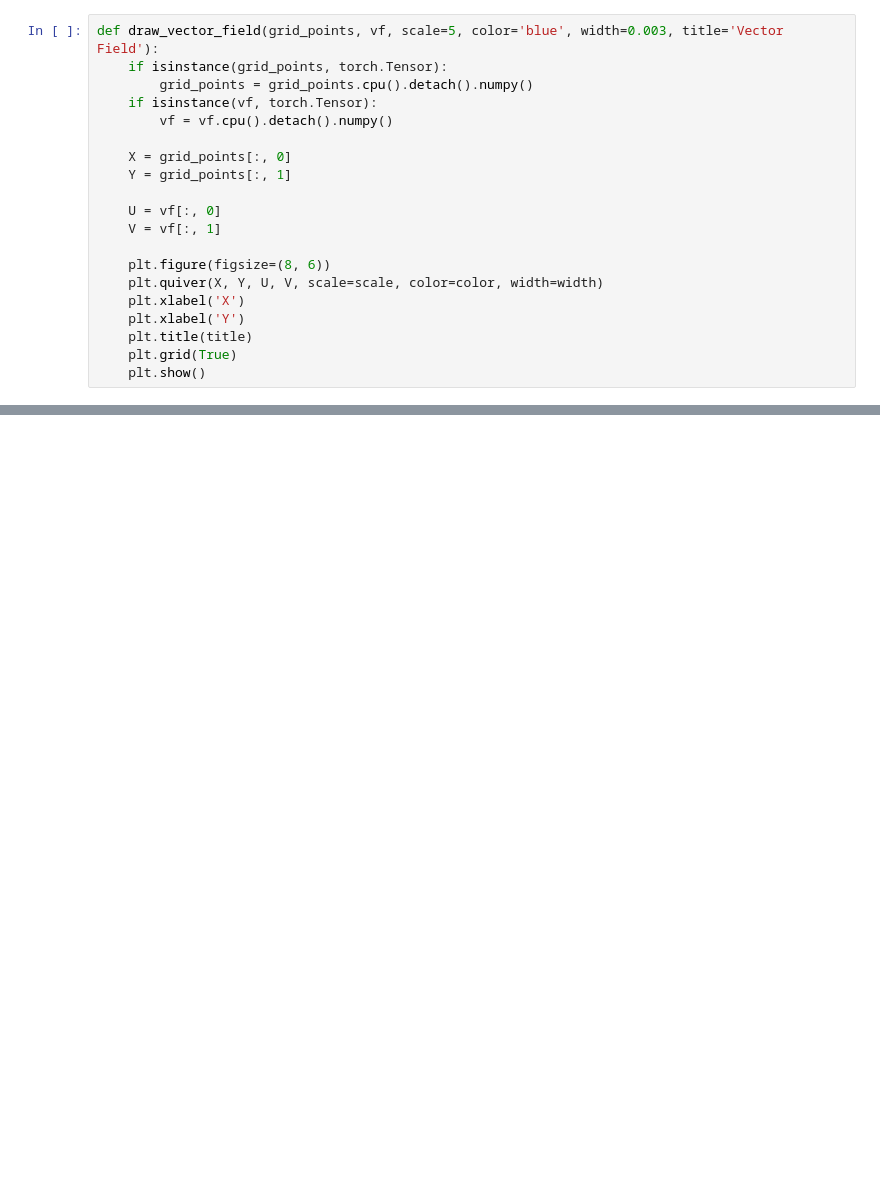
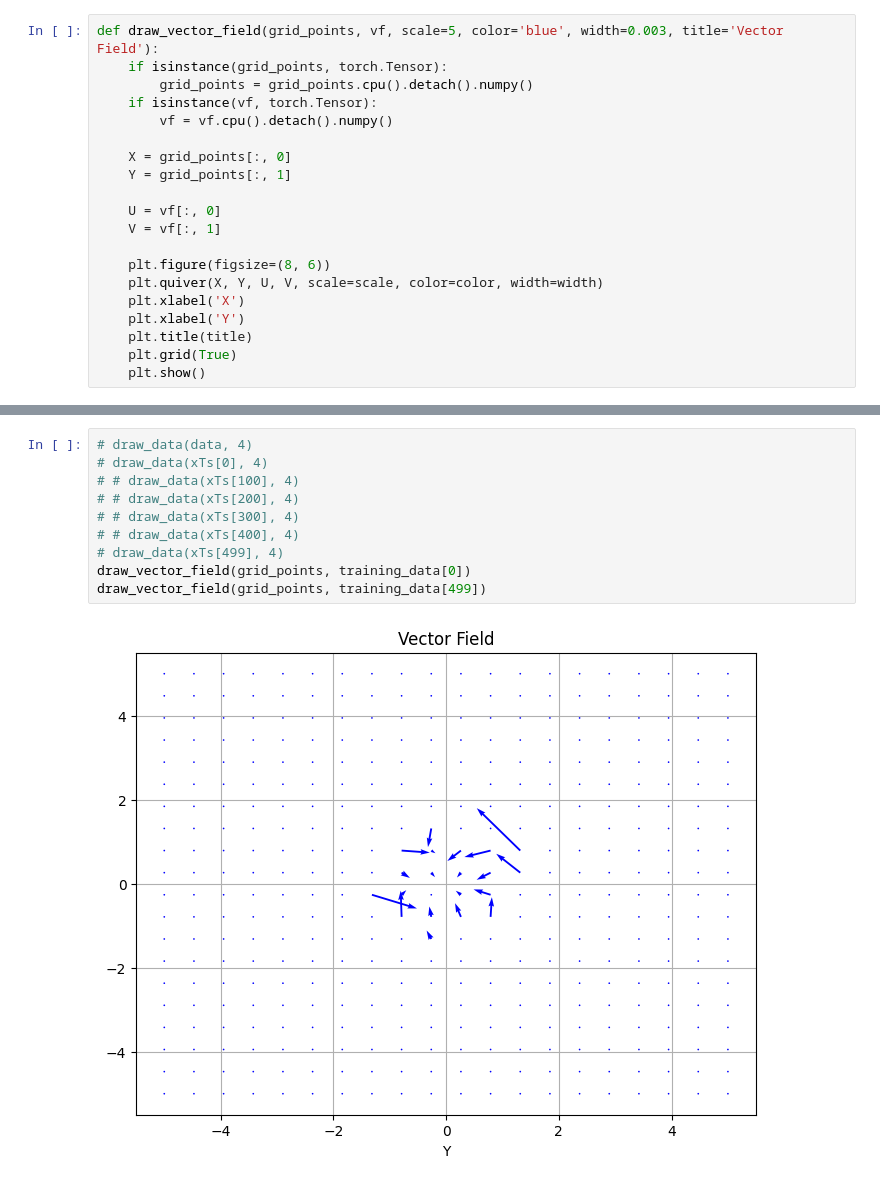
Before and after one commit to gudtjd82/aAIs_Internhip, a Jupyter notebook: diffusive_flow/diffusive_flow3.ipynb, the cells around one changed output, grey strips where cells are left out. Cells and saved outputs as stored; diff of their text form; blank space fills up the shorter version.

```diff
--- a/diffusive_flow/diffusive_flow3.ipynb
+++ b/diffusive_flow/diffusive_flow3.ipynb
@@ -196,0 +216,12 @@ draw_vector_field(grid_points, training_data[499], title='training_data1')
+# %%
+# draw_data(data, 4)
+# draw_data(xTs[0], 4)
+# # draw_data(xTs[100], 4)
+# # draw_data(xTs[200], 4)
+# # draw_data(xTs[300], 4)
+# # draw_data(xTs[400], 4)
+# draw_data(xTs[499], 4)
+draw_vector_field(grid_points, training_data[0])
+draw_vector_field(grid_points, training_data[499])
+# %% [output]
+[figure, added]
```
Also changed, not shown: parts of 9 cells of this notebook, 3 other files.
